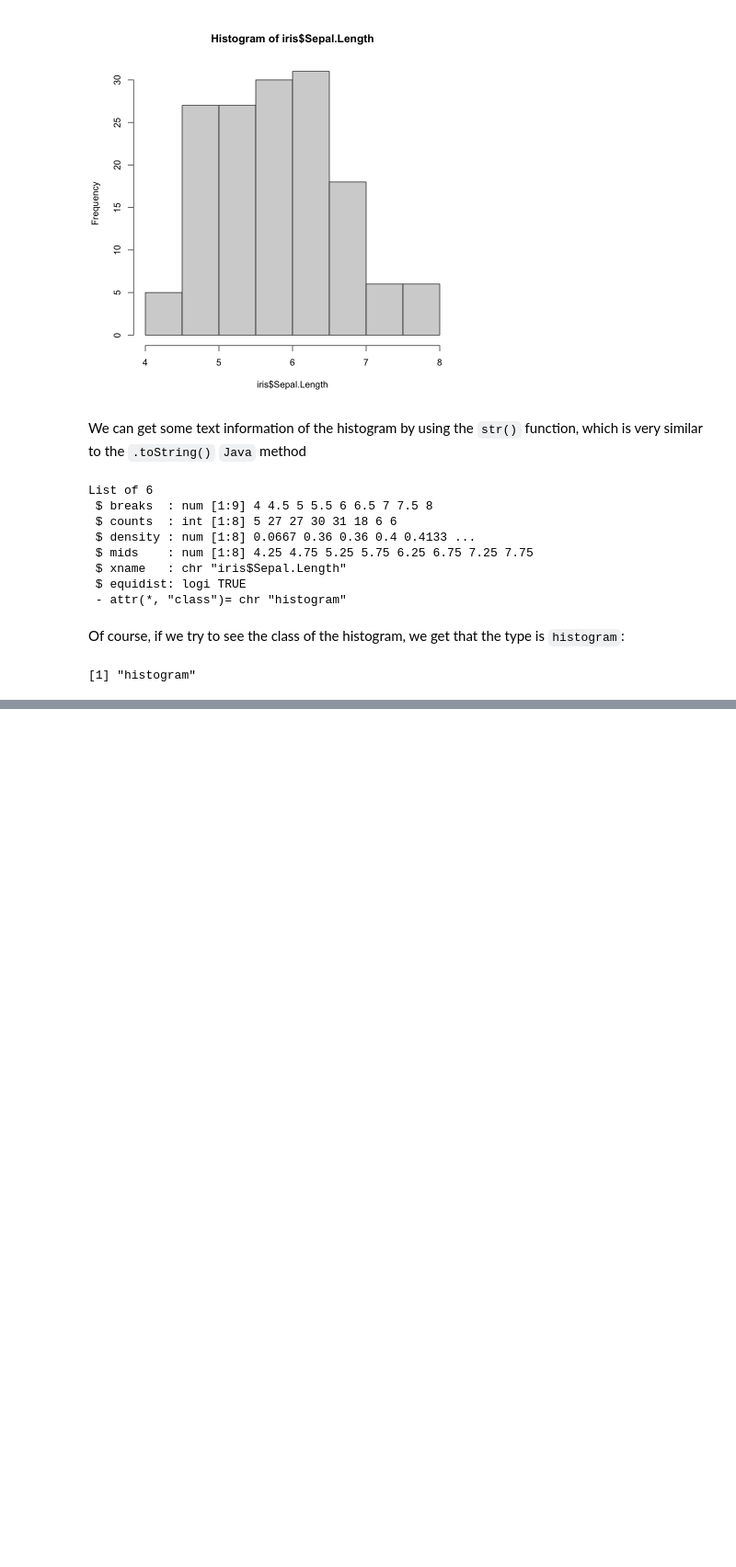
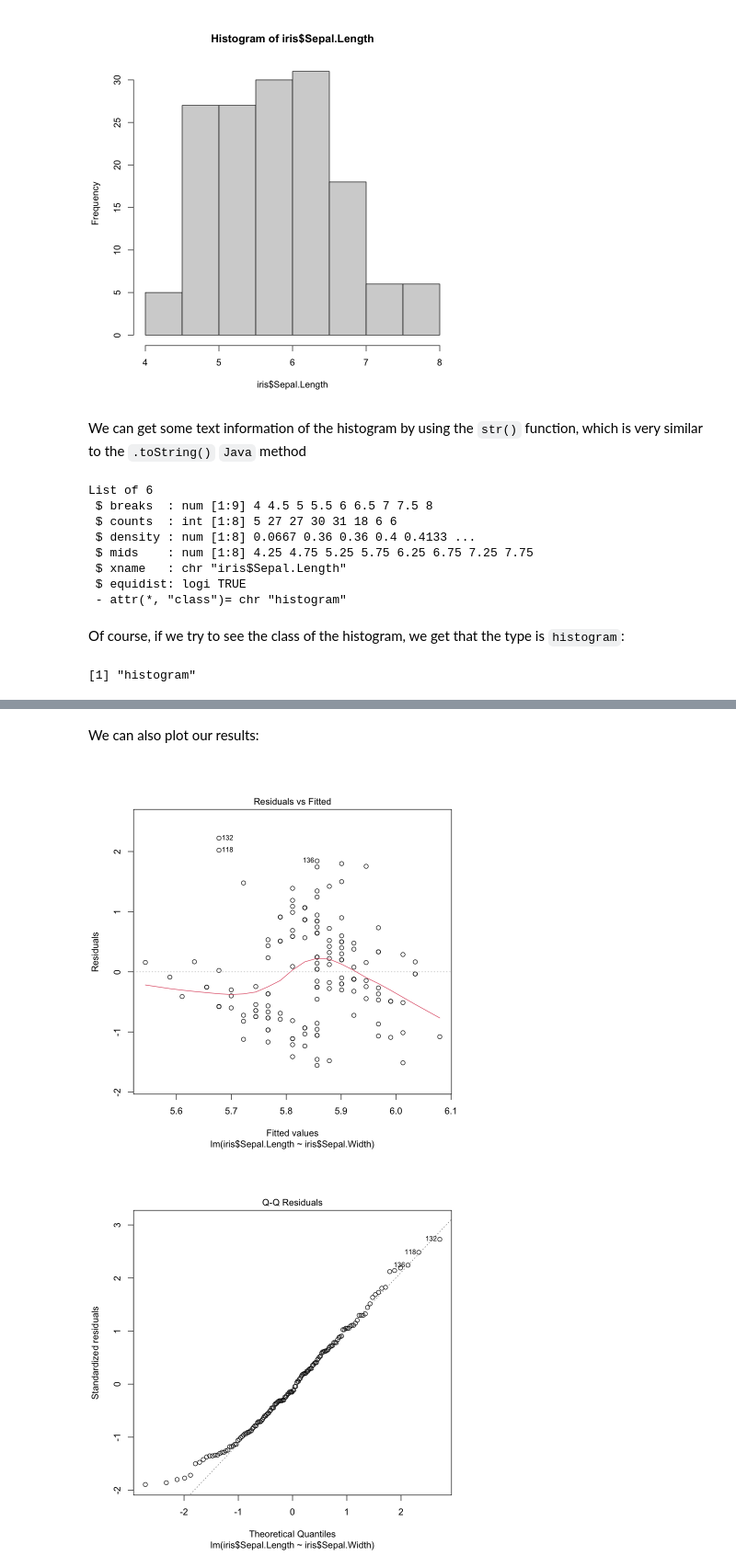
Before and after one commit to ElBi21/R-All-Over-It, a Jupyter notebook: 02_managing_data.ipynb, the cells around one changed output, grey strips where cells are left out. Shown: that part at 92% size. Cells and saved outputs as stored; diff of their text form; code cells hidden in the pictures; blank space fills up the shorter version.

```diff
--- a/02_managing_data.ipynb
+++ b/02_managing_data.ipynb
@@ -175,0 +180,3 @@ The
+# %%
+fn <- lm(iris$Sepal.Length~iris$Sepal.Width)
+str(fn)
@@ -175,0 +223,7 @@ The
+# %% [markdown]
+We can also plot our results:
+# %%
+plot(fn)
+# %% [output]
+[figure, added]
+[figure, added]
```
Also changed, not shown: parts of 13 cells of this notebook.
